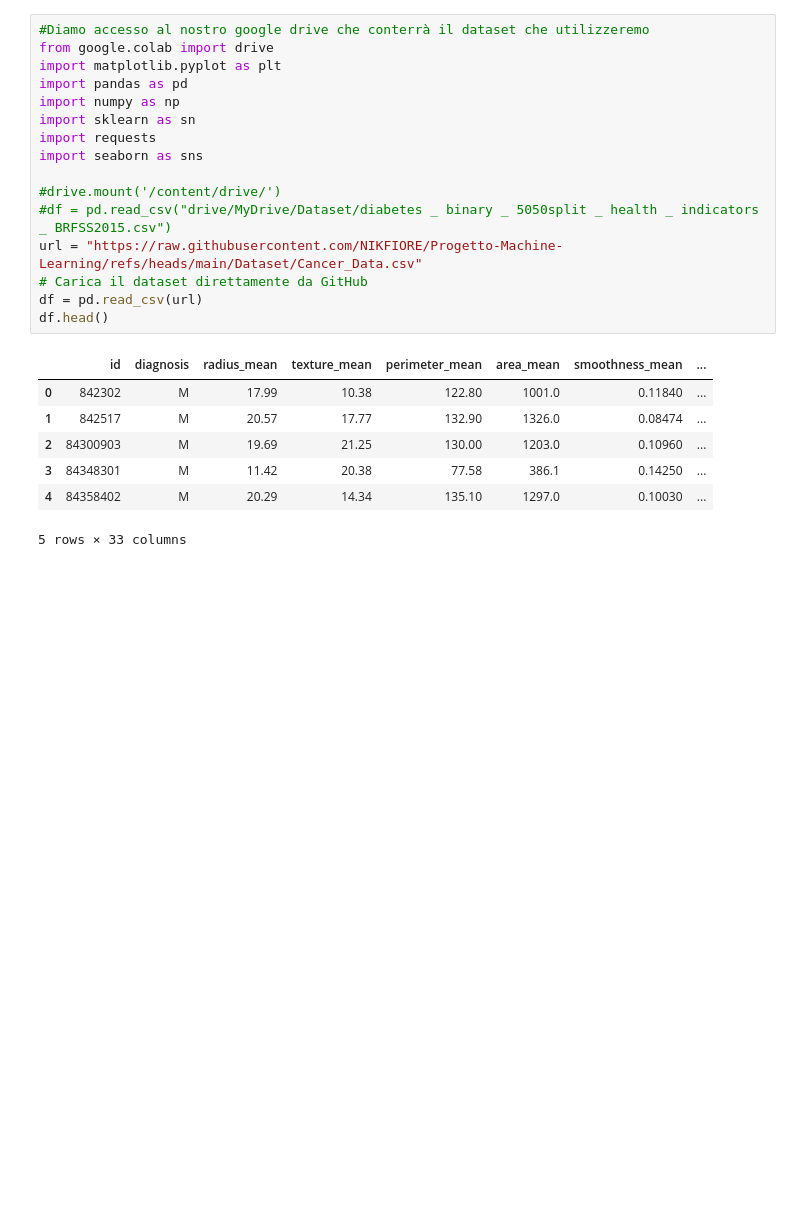
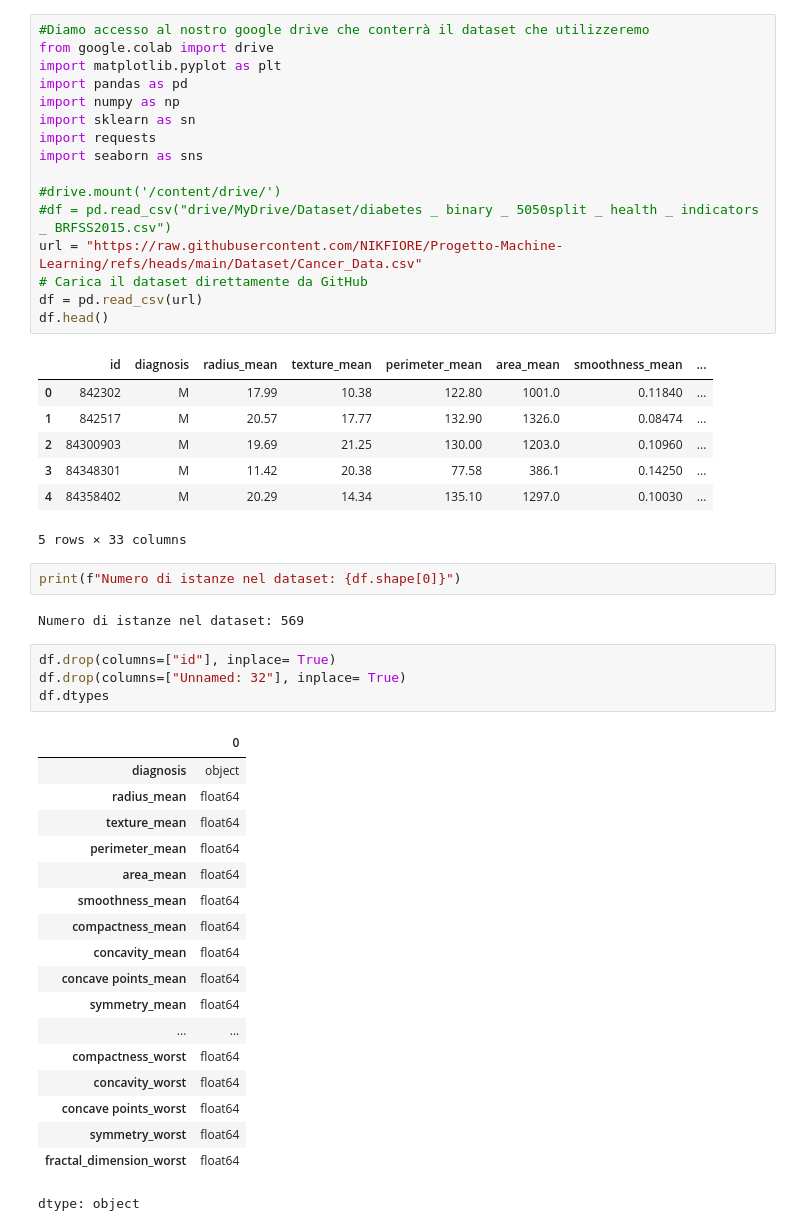
Before and after one commit to NIKFIORE/Progetto-Architettura-dei-dati, a Jupyter notebook: Main.ipynb, the cells around one changed output. Saved outputs shown, nothing was run; the diff lists cells and outputs as text; blank space fills up the shorter version.

```diff
--- a/Main.ipynb
+++ b/Main.ipynb
@@ -29,3 +30,30 @@ df.head()
 | 3 | 84348301 | M | 11.42 | 20.38 | 77.58 | 386.1 | 0.14250 | ... |
 | 4 | 84358402 | M | 20.29 | 14.34 | 135.10 | 1297.0 | 0.10030 | ... |
 5 rows × 33 columns
+# %%
+print(f"Numero di istanze nel dataset: {df.shape[0]}")
+# %% [output]
+Numero di istanze nel dataset: 569
+# %%
+df.drop(columns=["id"], inplace= True)
+df.drop(columns=["Unnamed: 32"], inplace= True)
+df.dtypes
+# %% [output]
+|  | 0 |
+| diagnosis | object |
+| radius_mean | float64 |
+| texture_mean | float64 |
+| perimeter_mean | float64 |
+| area_mean | float64 |
+| smoothness_mean | float64 |
+| compactness_mean | float64 |
+| concavity_mean | float64 |
+| concave points_mean | float64 |
+| symmetry_mean | float64 |
+| ... | ... |
+| compactness_worst | float64 |
+| concavity_worst | float64 |
+| concave points_worst | float64 |
+| symmetry_worst | float64 |
+| fractal_dimension_worst | float64 |
+dtype: object
```
Also changed, not shown: parts of 7 cells of this notebook.
